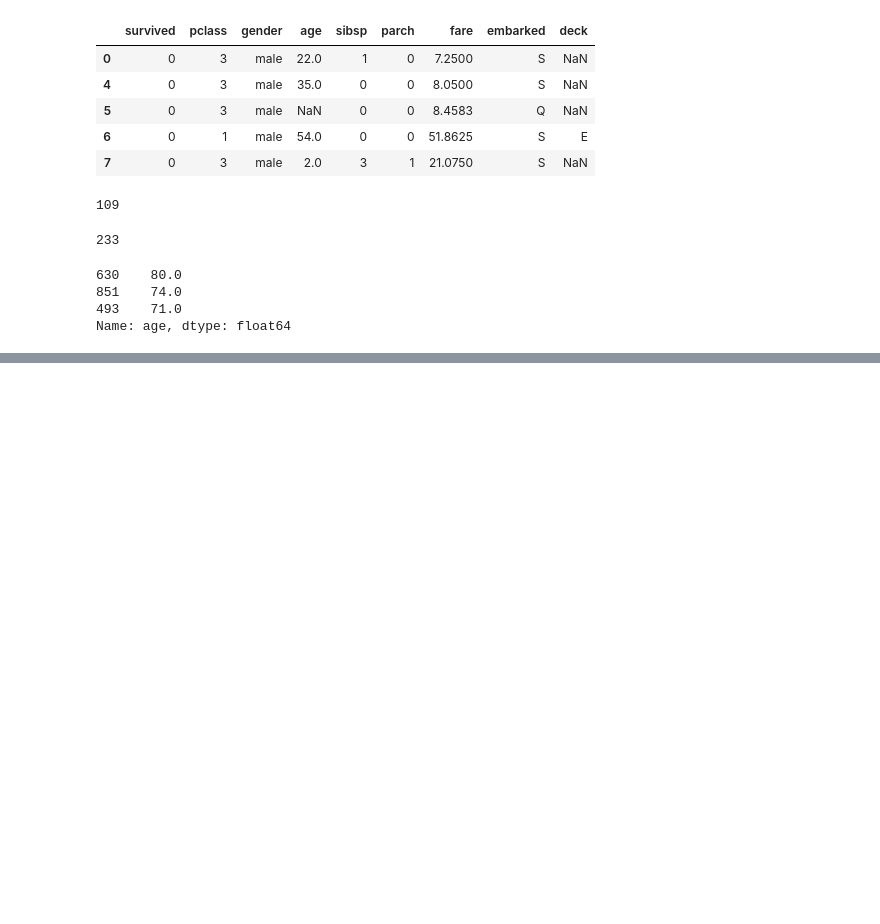
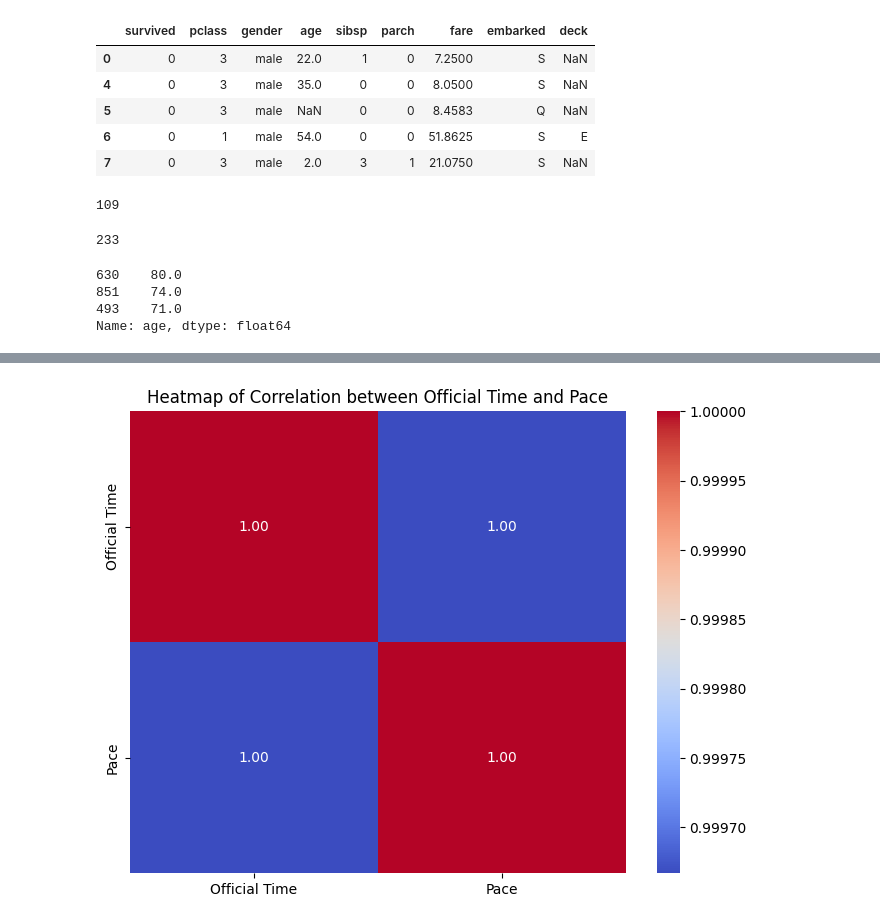
Before and after one commit to muddasarsayyad786/Data-Analysis, a Jupyter notebook: Assignment1.ipynb, the cells around one changed output, grey strips where cells are left out. Saved outputs shown, nothing was run; the diff lists cells and outputs as text; code cells hidden in the pictures; blank space fills up the shorter version.

```diff
--- a/Assignment1.ipynb
+++ b/Assignment1.ipynb
@@ -271,0 +376,8 @@ Name: age, dtype: float64
+# %%
+#draw heatmap
+plt.figure(figsize=(8,6))
+sns.heatmap(corelation, annot=True, cmap='coolwarm', fmt=".2f")
+plt.title('Heatmap of Correlation between Official Time and Pace')
+plt.show()
+# %% [output]
+[figure, added]
```
Also changed, not shown: parts of 6 cells of this notebook, 7 other files.
